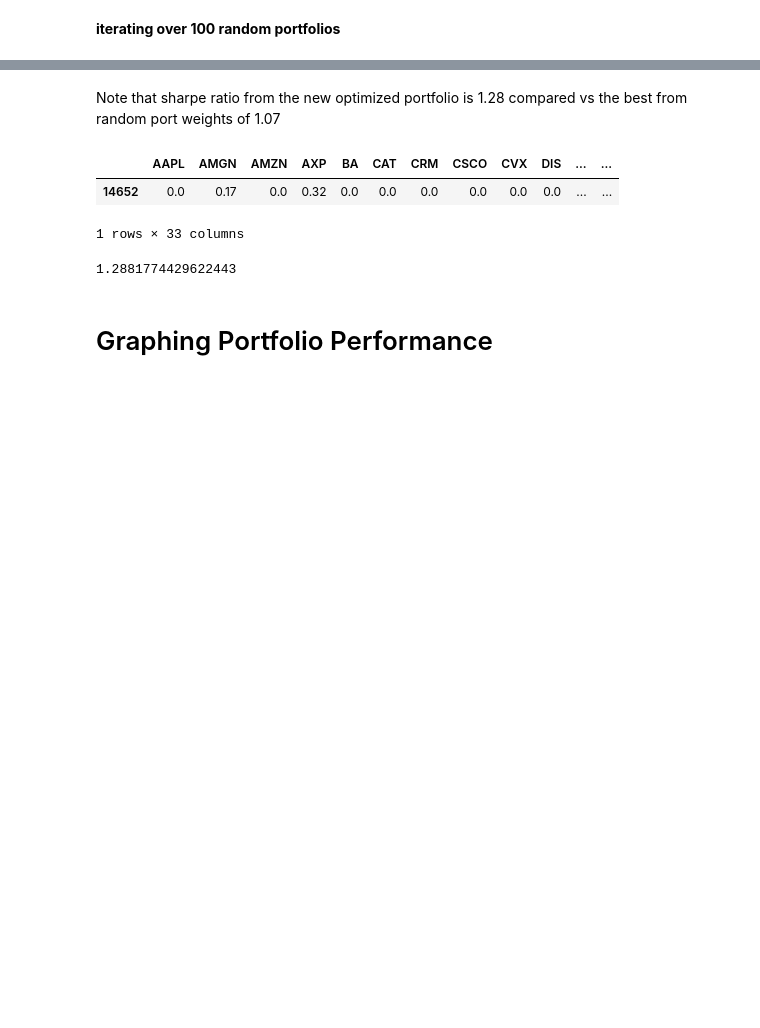
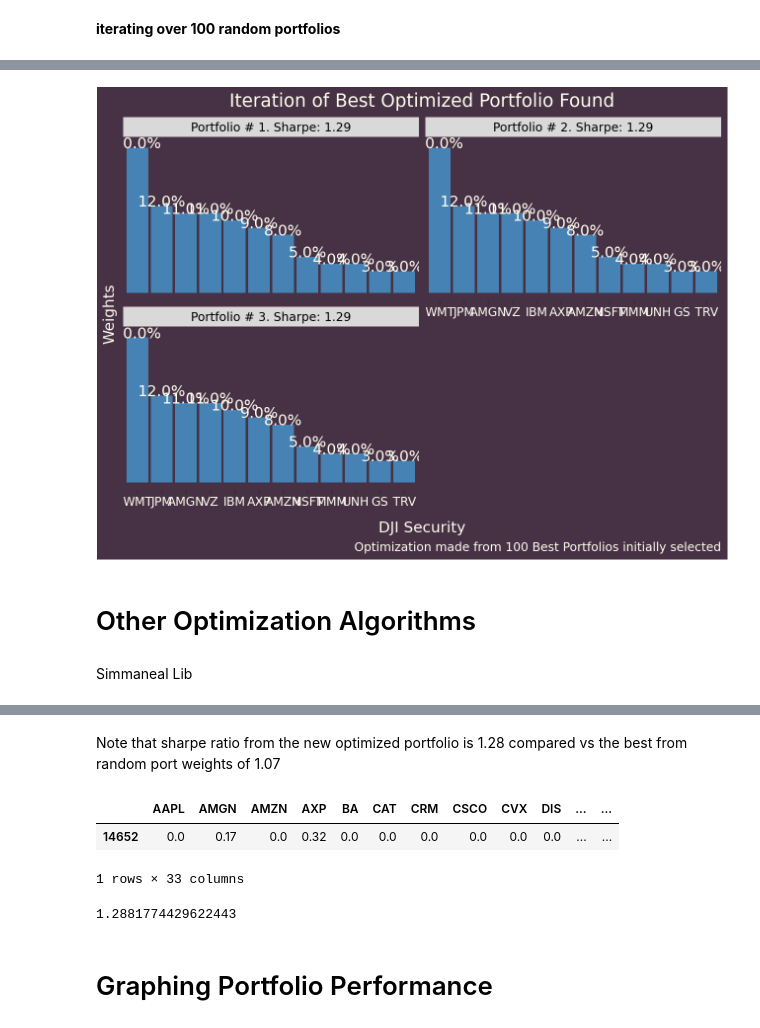
Before and after one commit to jorgelopez141/Markowitz-Optim-with-Time-Series-Foreacast, a Jupyter notebook: Markowitz/01_checkpoint_SharpeAndMinimize.ipynb, the cells around one changed output, grey strips where cells are left out. Cells and saved outputs as stored; diff of their text form; code cells hidden in the pictures; blank space fills up the shorter version.

```diff
--- a/Markowitz/01_checkpoint_SharpeAndMinimize.ipynb
+++ b/Markowitz/01_checkpoint_SharpeAndMinimize.ipynb
@@ -197,10 +319,17 @@ portfolio_risk(np.array([1/30 for x in range(30)]),training_pct_change)
 np.random.seed(123)
 allPortfolios = df_weights.sort_values('sharpe',ascending=False).loc[:,"AAPL":"WMT"].reset_index(drop=True)
 random100Portfolios=np.random.choice(allPortfolios.shape[0],size=100,replace=False)
+# %%
+emptyDataframe_randomPort = pd.DataFrame({
+        'Weights': [],
+        'Portfolio': [],
+        'Security': []
+})
 # %%
 # iterating over 100 random portfolios
 best_result = 0
 best_weights = 0
+iter_n = 0
 
 for i,x in enumerate(random100Portfolios):
 
@@ -209,8 +338,16 @@ for i,x in enumerate(random100Portfolios):
     result = minimize(sharpe_ratio, initial_guess, args=(training_pct_change,), method='SLSQP', bounds=bounds, constraints=constraints)
 
     if -result.fun > best_result:
+        iter_n+=1
+        portfolio_iter = f'Portfolio # {iter_n}. Sharpe: {-result.fun:.2f}'
         best_result = -result.fun
         best_weights = result.x
+        mini_df=pd.DataFrame({
+            'Weights': best_weights,
+            'Portfolio': [portfolio_iter]*30,
+            'Security': df_weights.columns[:30]
+        })
+        emptyDataframe_randomPort = pd.concat([emptyDataframe_randomPort,mini_df])
 
         print("Best Sharpe Ratio So Far:", -result.fun)
 # %% [output]
@@ -219,0 +357,24 @@ Best Sharpe Ratio So Far: 1.288177680050761
+# %%
+p_iteration_random100=emptyDataframe_randomPort >> \
+    mutate(value = np.round(_.Weights,2), variable = _.Security ) >> \
+    filter(_.value > 0) >> \
+    mutate(value_plot = _.value *100,
+        value_plot2 = (_.value *100).apply(lambda x: str(round(x,0)) + '%') ) >> arrange(-_.value) >>\
+        ggplot() + geom_col(aes(x='reorder(variable, -value)',y='value'), fill = 'steelblue') + \
+            geom_text(aes(x='variable',y='value',label='value_plot2'), nudge_y =.005, color = '#FFFFF2') +\
+            labs(y = 'Weights', x='DJI Security',title='Iteration of Best Optimized Portfolio Found', caption='Optimization made from 100 Best Portfolios initially selected') + \
+            theme(
+                axis_text_y=element_blank(),
+                axis_ticks_y=element_blank(),
+                plot_background=element_rect(fill='#473144'),
+                panel_background=element_rect(fill='#473144'),
+                text=element_text(color='#FFFFF2'),
+                axis_title_x=element_text(margin={'t': 20}),   # Move x-axis label
+                panel_grid_major= element_blank(),
+                panel_grid_minor=element_blank(),
+                strip_text=element_text(color='black')
+            )+ \
+            facet_wrap("~Portfolio",nrow=2)
+p_iteration_random100
+# %% [output]
+[figure, added]
@@ -219,0 +383,4 @@ Best Sharpe Ratio So Far: 1.288177680050761
+# %% [markdown]
+# Other Optimization Algorithms
+# %% [markdown]
+Simmaneal Lib
```
Also changed, not shown: parts of 47 cells of this notebook, 3 other files.
